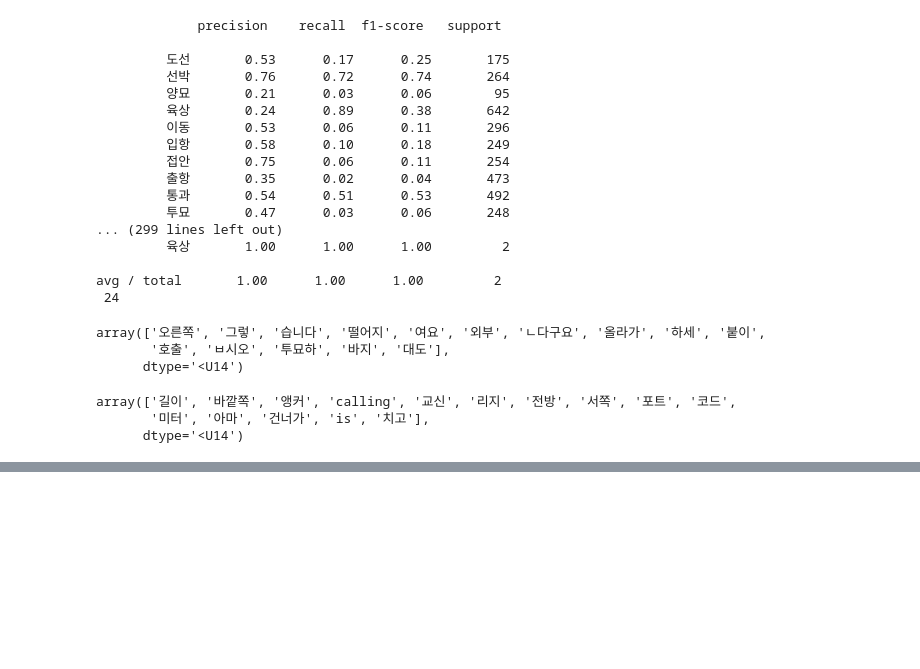
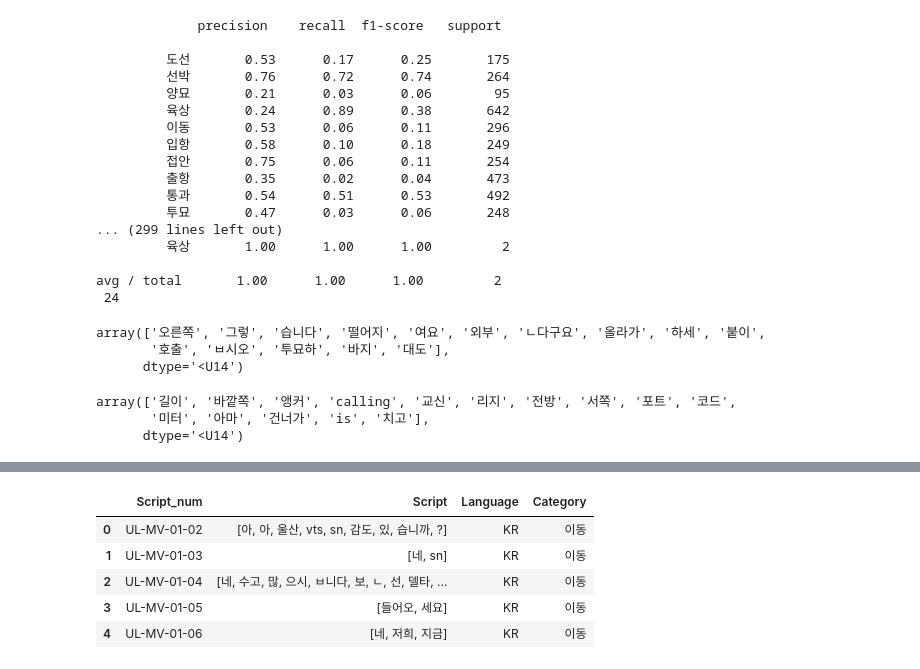
Before and after one commit to Hyundoo-Jin/e-nav, a Jupyter notebook: E-nav/ML/Machine_learning.ipynb, the cells around one changed output, grey strips where cells are left out. Cells and saved outputs as stored; diff of their text form; code cells hidden in the pictures; blank space fills up the shorter version.

Commit message:
Fasttext pre-trained model 실험 추가

```diff
--- a/E-nav/ML/Machine_learning.ipynb
+++ b/E-nav/ML/Machine_learning.ipynb
@@ -811,0 +807,3 @@ a = np.array([5, 1, 2, 3, 4])
+# %%
+with open('../LSTM/train_kr_all.pkl', 'rb') as f :
+    raw_data = pickle.load(f)
@@ -811,0 +812,9 @@ a = np.array([5, 1, 2, 3, 4])
+# %%
+raw_data.head()
+# %% [output]
+|  | Script_num | Script | Language | Category |
+| 0 | UL-MV-01-02 | [아, 아, 울산, vts, sn, 감도, 있, 습니까, ?] | KR | 이동 |
+| 1 | UL-MV-01-03 | [네, sn] | KR | 이동 |
+| 2 | UL-MV-01-04 | [네, 수고, 많, 으시, ㅂ니다, 보, ㄴ, 선, 델타, ... | KR | 이동 |
+| 3 | UL-MV-01-05 | [들어오, 세요] | KR | 이동 |
+| 4 | UL-MV-01-06 | [네, 저희, 지금] | KR | 이동 |
```
Also changed, not shown: parts of 34 cells of this notebook, 4 other files.
